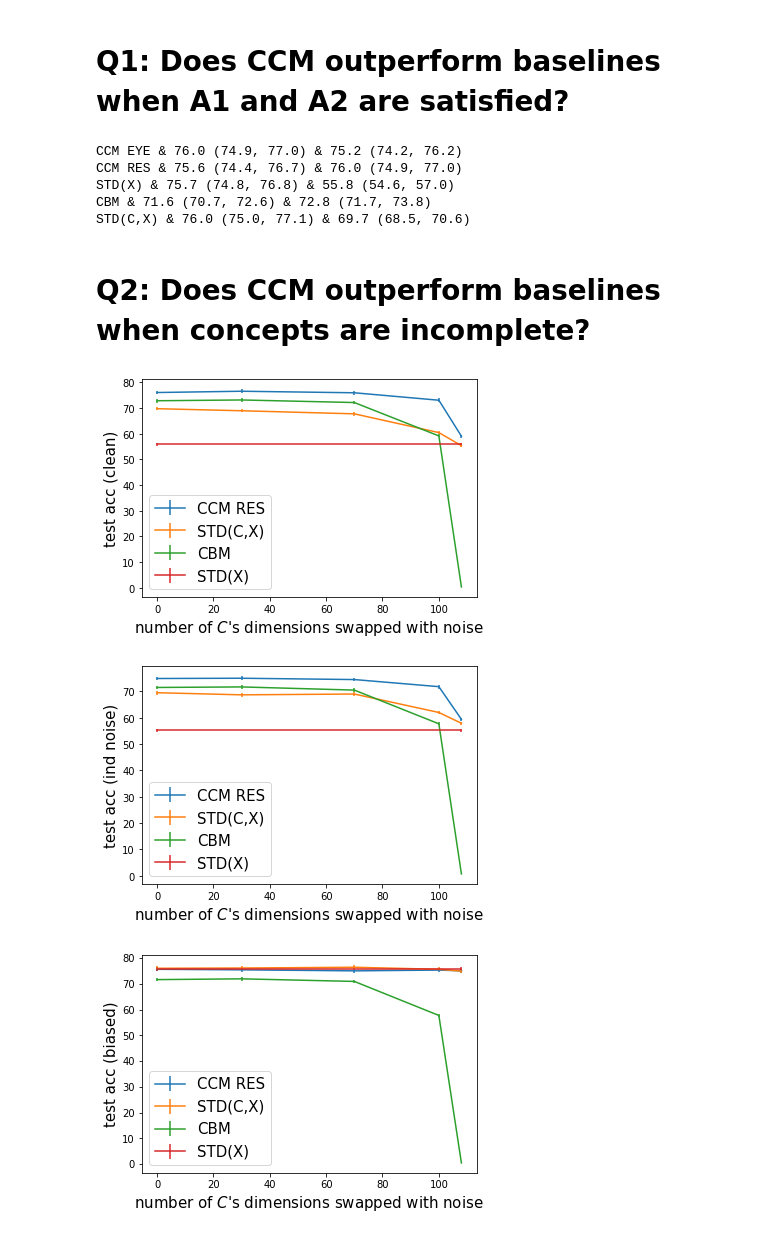
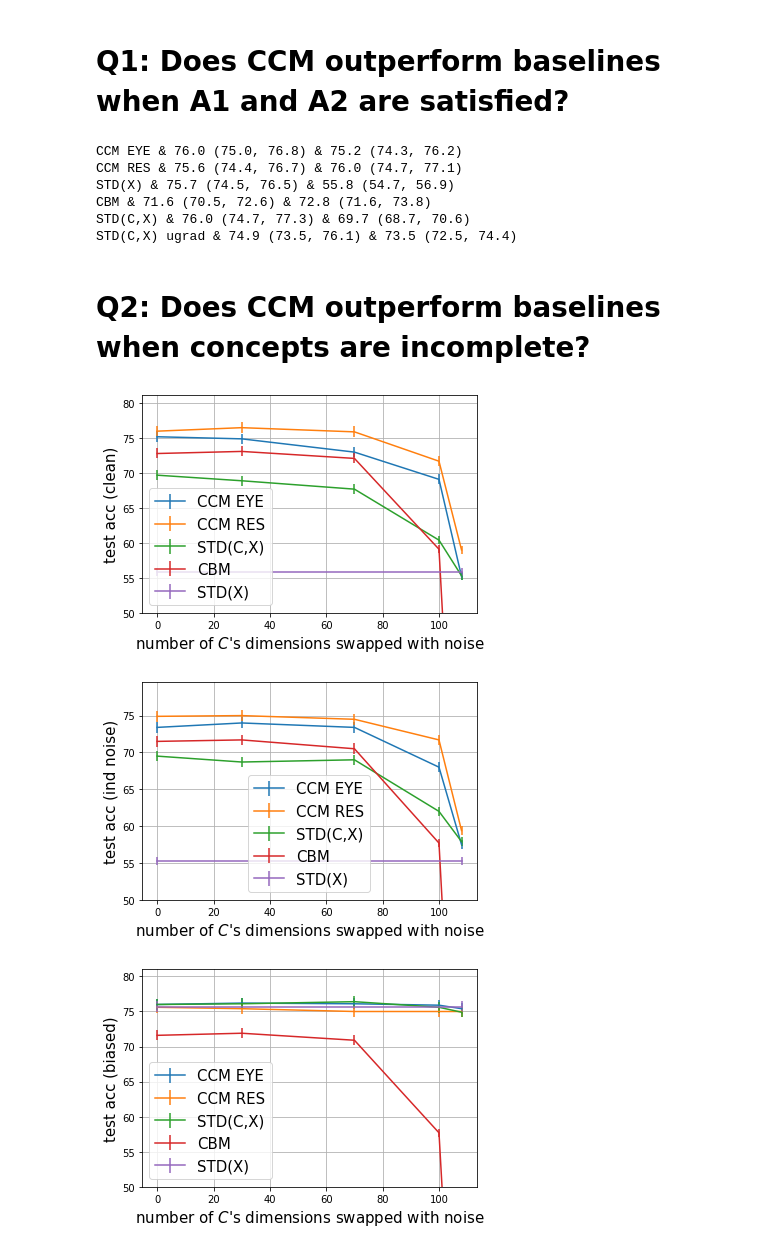
Before and after one commit to nathanwang000/ConceptCredibleModel, a Jupyter notebook: notebooks/Q1_Q2.ipynb, the cells around one changed output. Cells and saved outputs as stored; diff of their text form; code cells hidden in the pictures.

```diff
--- a/notebooks/Q1_Q2.ipynb
+++ b/notebooks/Q1_Q2.ipynb
@@ -47,7 +47,7 @@ perf_dict_alpha = { # EYE
     30: [74.9, 74.0, 76.2], # 0.001 (0.01 is 72.8 for biased)
     70: [73.0, 73.4, 76.1], # 0.001 (0.01 is 73.3 for biased)
     100: [69.1, 68.0, 75.9],# 0.01 -> need to search more upper # [64.6, 65.1, 76.2] # 0.001
-    108: [55.2, 57.5, 75.4], # wl2
+    108: [55.2, 57.5, 75.4], # wl2 1e-3
 }
 perf_dict_std = { # alpha=0
     0: [69.7, 69.5, 76.0],
@@ -58,9 +58,9 @@ perf_dict_std = { # alpha=0
 }
 perf_dict_ccmr = {
     0: [76.0, 74.9, 75.6],
-    30: [76.5, 75.0, 75.4],
-    70: [75.9, 74.5, 75.0],
-    100: [73.0, 71.8, 75.3], # new model became (71.7, 71.7, 75.0)
+    30: [76.5, 75.0, 75.4], # old model
+    70: [75.9, 74.5, 75.0], # old model
+    100: [71.7, 71.7, 75.0],
     108: [59.0, 59.4, 75.0]
 }
 perf_dict_std_ugrad = { # alpha=0, u_grad=True
@@ -92,12 +92,14 @@ report_latex('CCM RES', select_list(perf_dict_ccmr[0], 2, 0))
 report_latex('STD(X)', [75.7, 55.8])
 report_latex('CBM', select_list(perf_dict_cbm[0], 2, 0))
 report_latex('STD(C,X)', select_list(perf_dict_std[0], 2, 0))
+report_latex('STD(C,X) ugrad', select_list(perf_dict_std_ugrad[0], 2, 0))
 # %% [output]
-CCM EYE & 76.0 (74.9, 77.0) & 75.2 (74.2, 76.2)
-CCM RES & 75.6 (74.4, 76.7) & 76.0 (74.9, 77.0)
-STD(X) & 75.7 (74.8, 76.8) & 55.8 (54.6, 57.0)
-CBM & 71.6 (70.7, 72.6) & 72.8 (71.7, 73.8)
-STD(C,X) & 76.0 (75.0, 77.1) & 69.7 (68.5, 70.6)
+CCM EYE & 76.0 (75.0, 76.8) & 75.2 (74.3, 76.2)
+CCM RES & 75.6 (74.4, 76.7) & 76.0 (74.7, 77.1)
+STD(X) & 75.7 (74.5, 76.5) & 55.8 (54.7, 56.9)
+CBM & 71.6 (70.5, 72.6) & 72.8 (71.6, 73.8)
+STD(C,X) & 76.0 (74.7, 77.3) & 69.7 (68.7, 70.6)
+STD(C,X) ugrad & 74.9 (73.5, 76.1) & 73.5 (72.5, 74.4)
 # %% [markdown]
 # Q2: Does CCM outperform baselines when concepts are incomplete?
 # %%
@@ -117,7 +119,7 @@ def plot_d_noise(d, dim=0, label=None):
 
 xlabel = "number of $C$'s dimensions swapped with noise"
 
-# plot_d_noise(perf_dict_alpha, 0, "CCM EYE")
+plot_d_noise(perf_dict_alpha, 0, "CCM EYE")
 plot_d_noise(perf_dict_ccmr, 0, "CCM RES")
 plot_d_noise(perf_dict_std, 0, "STD(C,X)")
 plot_d_noise(perf_dict_cbm, 0, "CBM")
@@ -127,35 +129,41 @@ plot_d_noise(perf_dict_stdx, 0, "STD(X)")
 plt.ylabel('test acc (clean)', fontsize=15)
 plt.xlabel(xlabel, fontsize=15)
 plt.legend(fontsize=15)
+plt.grid()
+plt.ylim(50)
 plt.savefig('figures/clean_swap_cub.png')
 plt.show()
 
-# plot_d_noise(perf_dict_alpha, 1, "CCM EYE")
+plot_d_noise(perf_dict_alpha, 1, "CCM EYE")
 plot_d_noise(perf_dict_ccmr, 1, "CCM RES")
 plot_d_noise(perf_dict_std, 1, "STD(C,X)")
 plot_d_noise(perf_dict_cbm, 1, "CBM")
 plot_d_noise(perf_dict_stdx, 1, "STD(X)")
 # plot_d_noise(perf_dict_std_ugrad, 1, "STD(c,x) with u_grad")
 # plt.axhline(57.2, ls='-', color='purple', label='STD(X)')
 plt.ylabel('test acc (ind noise)', fontsize=15)
 plt.xlabel(xlabel, fontsize=15)
 plt.legend(fontsize=15)
+plt.grid()
+plt.ylim(50)
 plt.savefig('figures/ind_swap_cub.png')
 plt.show()
 
-# plot_d_noise(perf_dict_alpha, 2, "CCM EYE")
+plot_d_noise(perf_dict_alpha, 2, "CCM EYE")
 plot_d_noise(perf_dict_ccmr, 2, "CCM RES")
 plot_d_noise(perf_dict_std, 2, "STD(C,X)")
 plot_d_noise(perf_dict_cbm, 2, "CBM")
 plot_d_noise(perf_dict_stdx, 2, "STD(X)")
 # plot_d_noise(perf_dict_std_ugrad, 2, "STD(c,x) with u_grad")
 # plt.axhline(75.7, ls='-', color='purple', label='STD(X)')
 plt.ylabel('test acc (biased)', fontsize=15)
 plt.xlabel(xlabel, fontsize=15)
 plt.legend(fontsize=15)
+plt.grid()
+plt.ylim(50)
 plt.savefig('figures/bias_swap_cub.png')
 plt.show()
 # %% [output]
-[figure, old version]
+[figure, new version]
-[figure, old version]
+[figure, new version]
-[figure, old version]
+[figure, new version]
```
Also changed, not shown: 12 other files.
